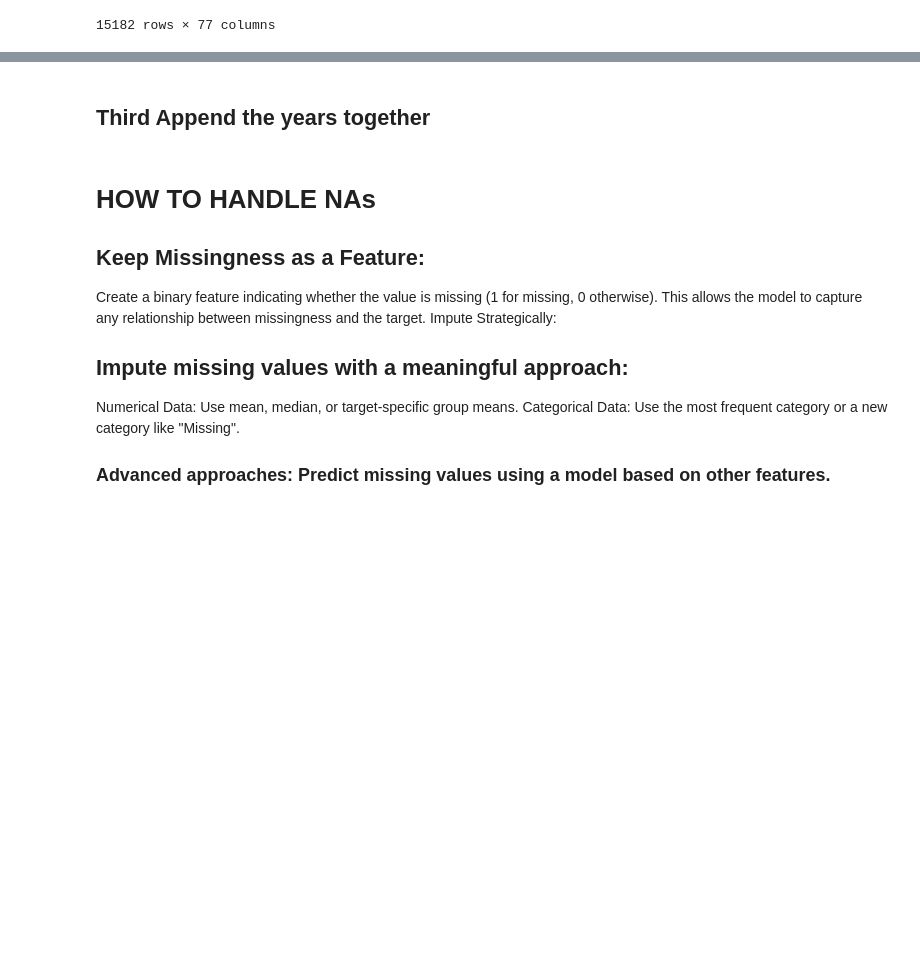
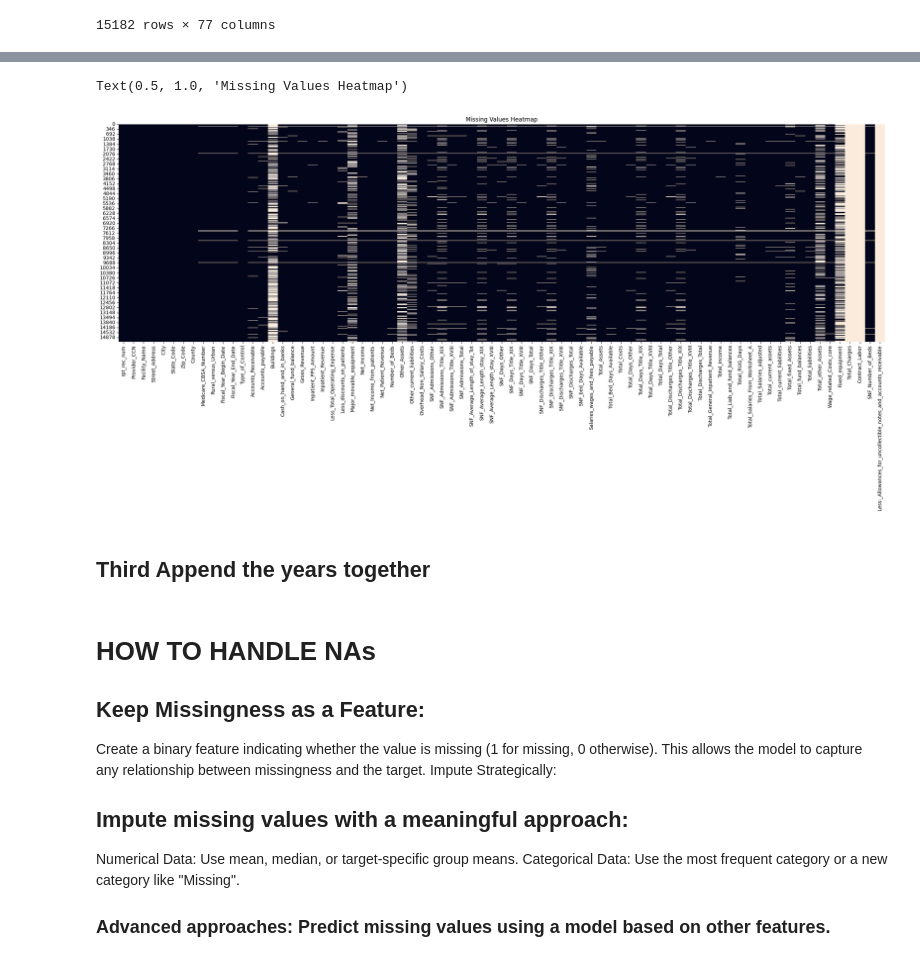
Before and after one commit to lhperreault/Invest_in_retirement_homes-, a Jupyter notebook: ETL_Cost_1.ipynb, the cells around one changed output, grey strips where cells are left out. Saved outputs shown, nothing was run; the diff lists cells and outputs as text; code cells hidden in the pictures; blank space fills up the shorter version.

```diff
--- a/ETL_Cost_1.ipynb
+++ b/ETL_Cost_1.ipynb
@@ -909,9 +921,15 @@ I will be keeping Number_of_Beds untouched and matching. But I will add SNF_Numb
 # %%
-df15['SNF_Number_of_Beds'] = np.nan
-df16['SNF_Number_of_Beds'] = np.nan
-df17['SNF_Number_of_Beds'] = np.nan
-df18['SNF_Number_of_Beds'] = np.nan
-df19['SNF_Number_of_Beds'] = np.nan
+df15['SNF_Number_of_Beds'] = df15["SNF_Number_of_beds"]
+df16['SNF_Number_of_Beds'] = df16["SNF_Number_of_beds"]
+df17['SNF_Number_of_Beds'] = df17["SNF_Number_of_beds"]
+df18['SNF_Number_of_Beds'] = df18["SNF_Number_of_beds"]
+df19['SNF_Number_of_Beds'] = df19["SNF_Number_of_beds"]
+# %%
+df15 = df15.drop(columns=["SNF_Number_of_beds"])
+df16 = df16.drop(columns=["SNF_Number_of_beds"])
+df17 = df17.drop(columns=["SNF_Number_of_beds"])
+df18 = df18.drop(columns=["SNF_Number_of_beds"])
+df19 = df19.drop(columns=["SNF_Number_of_beds"])
 # %% [markdown]
 I will have to address this in the cleaning.
 # %% [markdown]
@@ -1155,0 +1356,2 @@ df19['Less:_Allowances_for_uncollectible_notes_and_accounts_receivable'] = np.na
+# %%
+df19["Total_long_term_liabilities"] = df19["Total_liabilities"] - df19["Total_current_liabilities"]
@@ -1181,3 +1438,10 @@ Text(0.5, 1.0, 'Missing Values Heatmap')
+# %%
+plt.figure(figsize=(28, 8))
+sns.heatmap(df19.isnull(), cbar=False)   # and do df21
+plt.title("Missing Values Heatmap")
+# %% [output]
+Text(0.5, 1.0, 'Missing Values Heatmap')
+[figure, added]
 # %% [markdown]
 ## Third Append the years together
 # %% [markdown]
```
Also changed, not shown: parts of 46 cells of this notebook.
